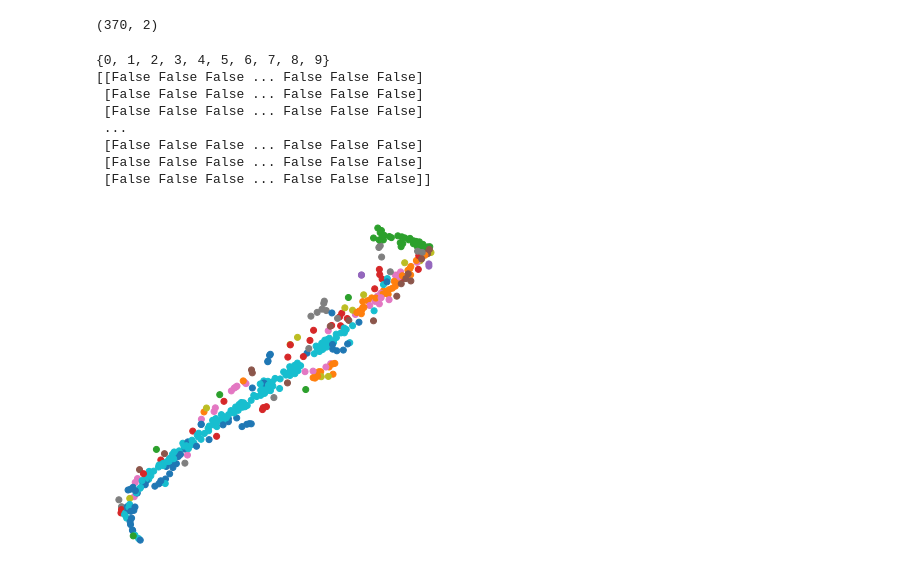
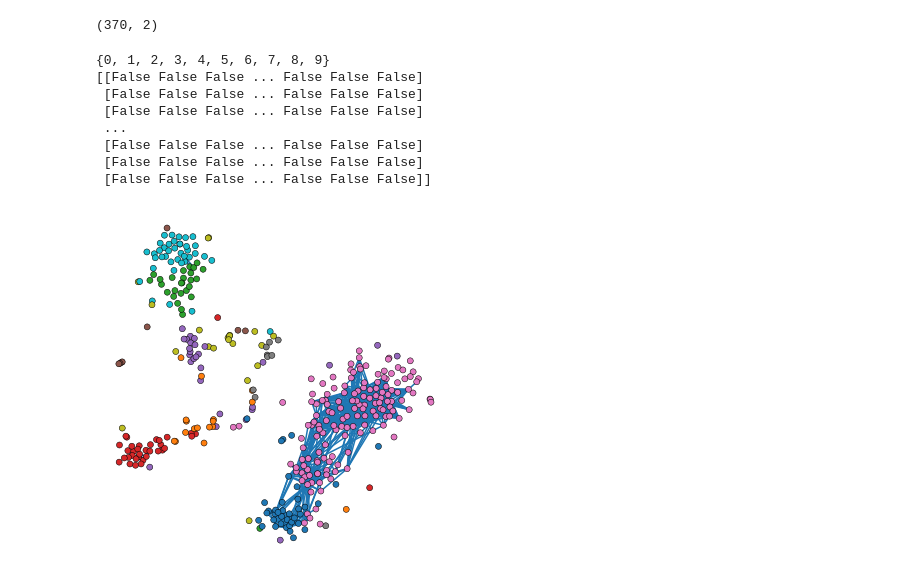
Before and after one commit to erikdengerud/TCN, a Jupyter notebook: sweet_plots.ipynb, the cells around one changed output. Saved outputs shown, nothing was run; the diff lists cells and outputs as text; code cells hidden in the pictures.

```diff
--- a/sweet_plots.ipynb
+++ b/sweet_plots.ipynb
@@ -31,7 +31,7 @@ from electricity.data import ElectricityDataSet
 dataset_scaled = ElectricityDataSet(
     "electricity/data/electricity.npy",
     data_scaler=None,
-    data_scale=False,
+    data_scale=True,
     start_date=start,
     end_date=end,
     predict_ahead=1,
@@ -223,33 +224,33 @@ mystyle = {
     "ytick.left": False,
 }
 print(set(cluster_dict.values()))
 with plt.style.context(mystyle):
     colors = [v for k, v in cluster_dict.items()]
     plt.figure(figsize=(4.77, 4.77))
     ax = plt.axes([0., 0., 1., 1.])
-    plt.scatter(emb_scaled[:,0], emb_scaled[:,1], c = colors, cmap="tab10")
+    plt.scatter(emb_scaled[:,0], emb_scaled[:,1], c = colors, cmap="tab10", edgecolors="black", linewidth=0.5)
     plt.xticks([])
     plt.yticks([])
 
     # Display a graph of the partial correlations
     non_zero = (np.abs(np.triu(np.exp(-sims["raw_corr_dist"]), k=1)) > 0.91 )
     print(non_zero)
 
     # Plot the edges
     start_idx, end_idx = np.where(non_zero)
     segments = [[emb_scaled[start, :], emb_scaled[stop, :]] for start, stop in zip(start_idx, end_idx)]
     lc = LineCollection(segments, zorder=0)
-    #ax.add_collection(lc)
+    ax.add_collection(lc)
     plt.tight_layout()
     plt.savefig(f"clustering.pdf", bbox_inches="tight")
     plt.show()
 # %% [output]
 {0, 1, 2, 3, 4, 5, 6, 7, 8, 9}
 [[False False False ... False False False]
  [False False False ... False False False]
  [False False False ... False False False]
  ...
  [False False False ... False False False]
  [False False False ... False False False]
  [False False False ... False False False]]
-[figure, old version]
+[figure, new version]
```
Also changed, not shown: parts of 4 cells of this notebook, 4 other files.
